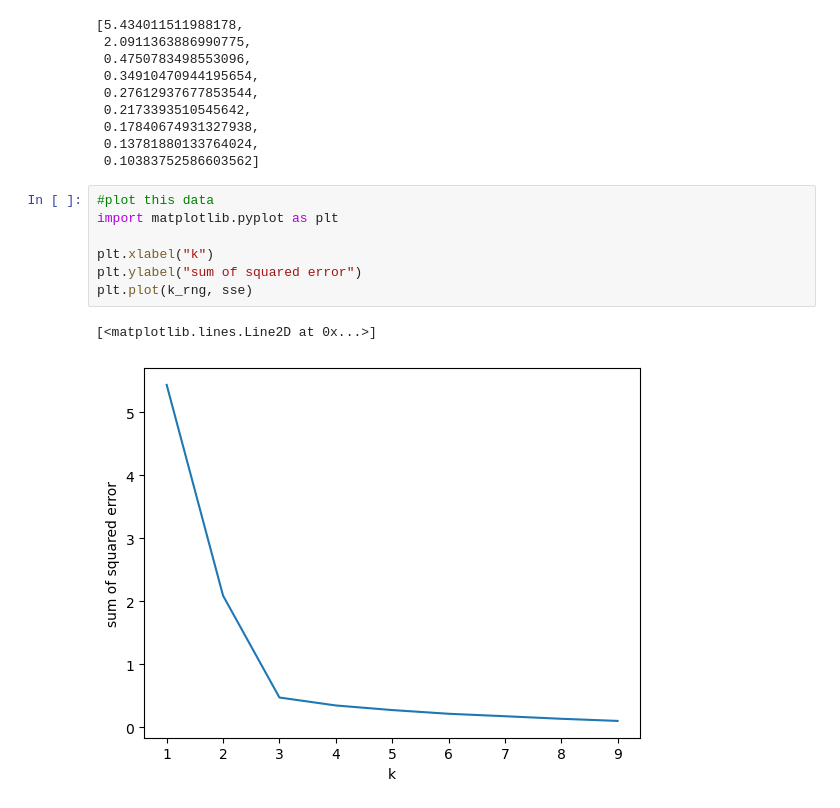
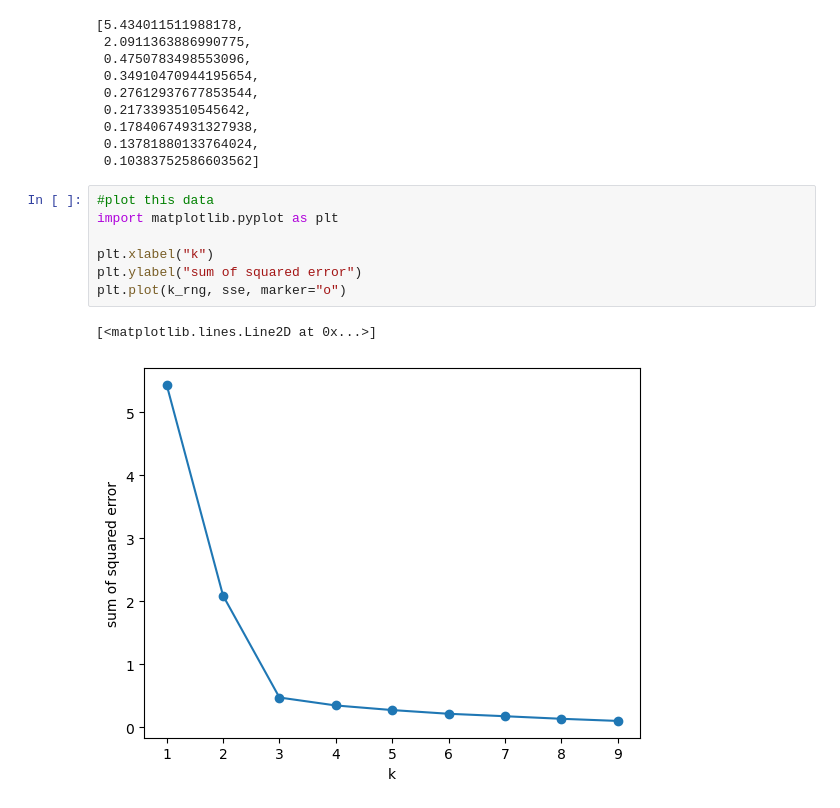
Before and after one commit to azeem932356/ML-Foundations, a Jupyter notebook: UnsupervisedLearning/K-Means/kmeans.ipynb, the cells around one changed output. Cells and saved outputs as stored; diff of their text form.

```diff
--- a/UnsupervisedLearning/K-Means/kmeans.ipynb
+++ b/UnsupervisedLearning/K-Means/kmeans.ipynb
@@ -269,10 +269,10 @@ sse
 # %%
 #plot this data
 import matplotlib.pyplot as plt
 
 plt.xlabel("k")
 plt.ylabel("sum of squared error")
-plt.plot(k_rng, sse)
+plt.plot(k_rng, sse, marker="o")
 # %% [output]
 [<matplotlib.lines.Line2D at 0x...>]
-[figure, old version]
+[figure, new version]
```
Also changed, not shown: 1 other file.
